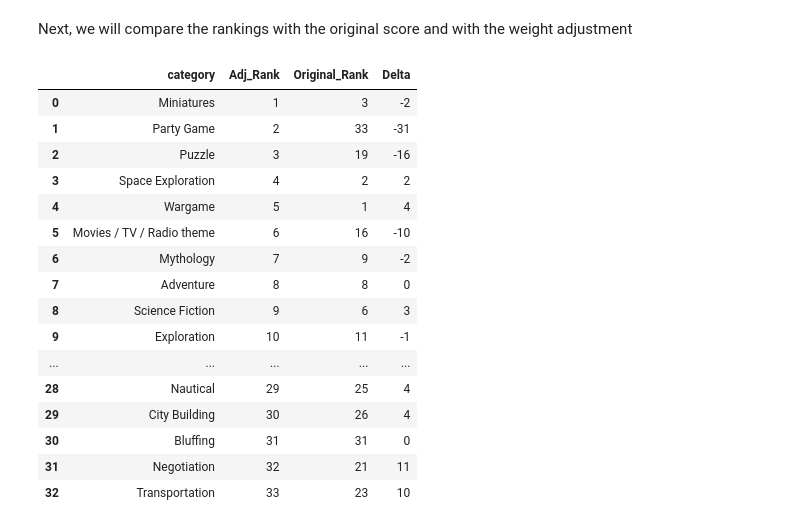
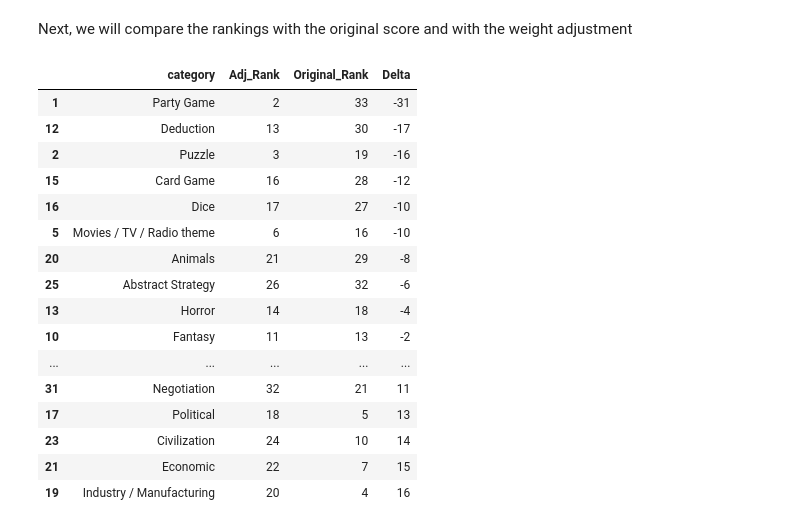
Before and after one commit to MarshallKrakauer/BGGAnalysis, a Jupyter notebook: BestCategories.ipynb, the cells around one changed output. Cells and saved outputs as stored; diff of their text form; code cells hidden in the pictures.

```diff
--- a/BestCategories.ipynb
+++ b/BestCategories.ipynb
@@ -325,22 +320,22 @@ weight_pivot.rename(columns = {'Rank': 'Original_Rank'}, inplace=True)
 # %%
 merge_df = new_pivot.merge(weight_pivot, how='inner', on='category')
 merge_df['Delta'] = merge_df['Adj_Rank'] - merge_df['Original_Rank']
-merge_df
+merge_df.sort_values('Delta', ascending=True)
 # %% [output]
 |  | category | Adj_Rank | Original_Rank | Delta |
-| 0 | Miniatures | 1 | 3 | -2 |
 | 1 | Party Game | 2 | 33 | -31 |
+| 12 | Deduction | 13 | 30 | -17 |
 | 2 | Puzzle | 3 | 19 | -16 |
-| 3 | Space Exploration | 4 | 2 | 2 |
-| 4 | Wargame | 5 | 1 | 4 |
+| 15 | Card Game | 16 | 28 | -12 |
+| 16 | Dice | 17 | 27 | -10 |
 | 5 | Movies / TV / Radio theme | 6 | 16 | -10 |
-| 6 | Mythology | 7 | 9 | -2 |
-| 7 | Adventure | 8 | 8 | 0 |
-| 8 | Science Fiction | 9 | 6 | 3 |
-| 9 | Exploration | 10 | 11 | -1 |
+| 20 | Animals | 21 | 29 | -8 |
+| 25 | Abstract Strategy | 26 | 32 | -6 |
+| 13 | Horror | 14 | 18 | -4 |
+| 10 | Fantasy | 11 | 13 | -2 |
 | ... | ... | ... | ... | ... |
-| 28 | Nautical | 29 | 25 | 4 |
-| 29 | City Building | 30 | 26 | 4 |
-| 30 | Bluffing | 31 | 31 | 0 |
 | 31 | Negotiation | 32 | 21 | 11 |
-| 32 | Transportation | 33 | 23 | 10 |
+| 17 | Political | 18 | 5 | 13 |
+| 23 | Civilization | 24 | 10 | 14 |
+| 21 | Economic | 22 | 7 | 15 |
+| 19 | Industry / Manufacturing | 20 | 4 | 16 |
```
Also changed, not shown: parts of 3 cells of this notebook.
